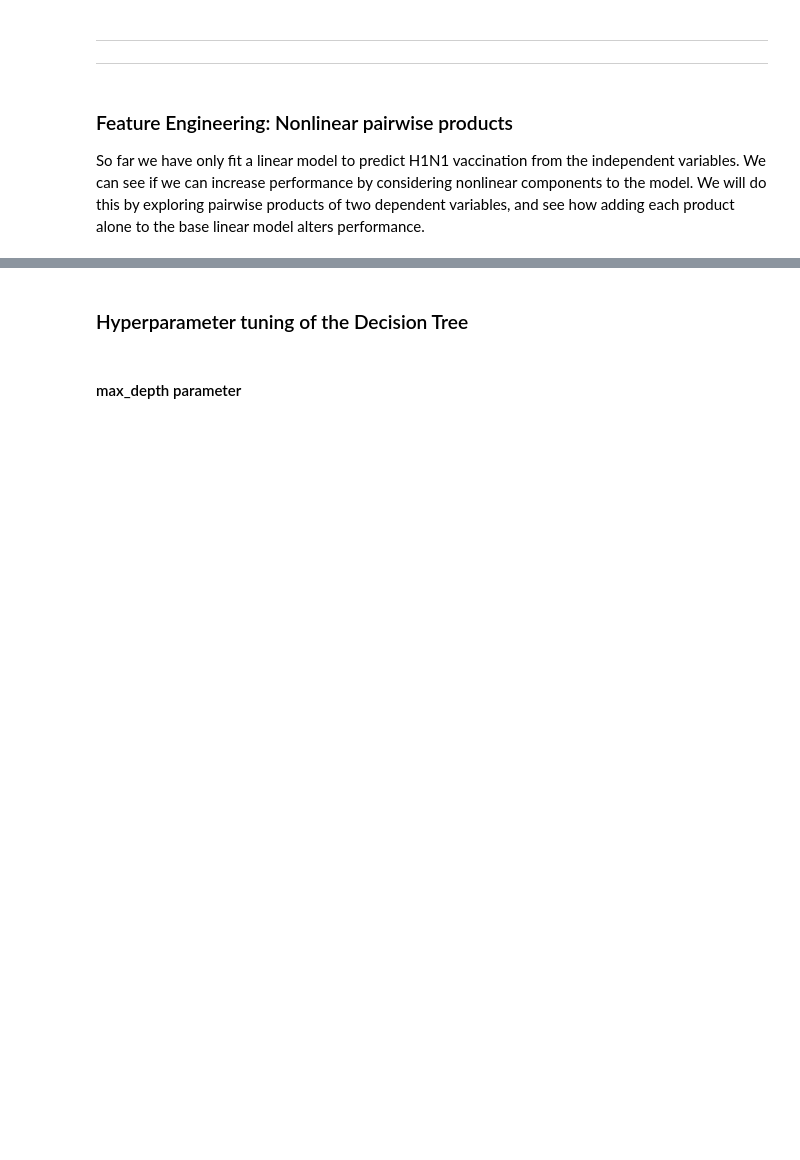
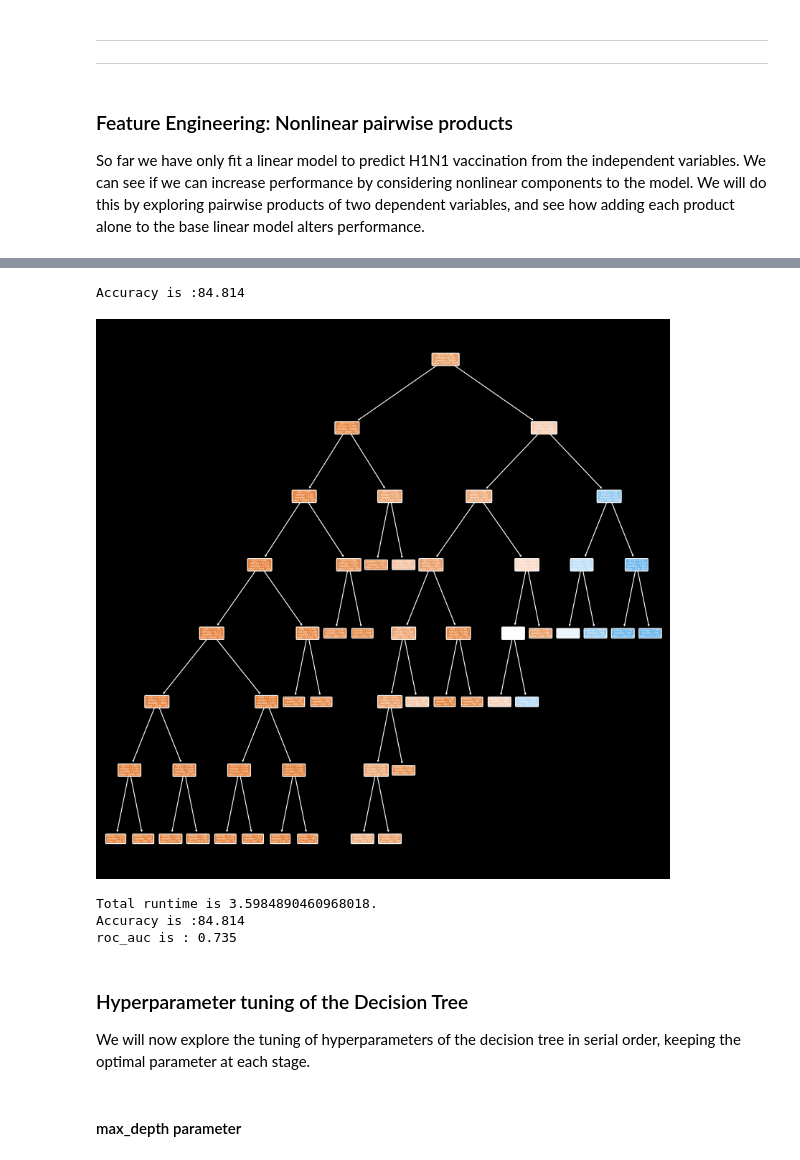
Before and after one commit to christopheraaronhenry/H1N1_vaccine_prediction, a Jupyter notebook: H1N1_vaccine_prediction.ipynb, the cells around one changed output, grey strips where cells are left out. Cells and saved outputs as stored; diff of their text form; code cells hidden in the pictures; blank space fills up the shorter version.

```diff
--- a/H1N1_vaccine_prediction.ipynb
+++ b/H1N1_vaccine_prediction.ipynb
@@ -571,4 +574,4 @@ def select_N_best_variables(df, y, N, printoutput=False):
 
     return df_summary, output_varlist, score, df_out, coefs, full_pipeline
 # %%
-df_summary, output_varlist, score, df_out, coefs, full_pipeline = select_N_best_variables(df_input[cols_numeric + cols_cat], data_full['h1n1_vaccine'], 30, printoutput=True)
+df_summary, output_varlist, score, df_out, coefs, full_pipeline = select_N_best_variables(df_input[cols_numeric + cols_cat], data_full['h1n1_vaccine'], 30, printoutput=False)
@@ -805,33 +869,42 @@ def decisiontree_pipeline(df, y):
 # %%
 X_dfout, decision_pipeline = decisiontree_pipeline(X_train, y_train)
 # %%
-#dir(decision_pipeline)
 acc = accuracy_score(y_test,decision_pipeline.predict(X_test))
-print('Accuracy is :{0}'.format(100*acc))
+print('Accuracy is :{0:.3f}'.format(100*acc))
+# %% [output]
+Accuracy is :84.814
 # %%
 begin=time.time()
 
-#clf2 = DecisionTreeClassifier(criterion='entropy', random_state=42)
 clf2 = DecisionTreeClassifier(criterion='entropy', random_state=42, max_depth=8, min_samples_split=0.05, min_samples_leaf=0.025)
 clf2.fit(X_train, y_train)
 
-plt.figure(figsize=(12,12), dpi=500)
+plt.style.use('dark_background')
+fig,ax = plt.subplots(figsize=(12,12), dpi=500)
 tree.plot_tree(clf2, filled=True, rounded=True)
 plt.show()
 
 end=time.time()
 print(f'Total runtime is {end - begin}.')
 
 y_pred = clf2.predict(X_test)
 acc = accuracy_score(y_test, y_pred)
-print('Accuracy is :{0}'.format(100*acc))
+print('Accuracy is :{0:.3f}'.format(100*acc))
 
 # Check the AUC of predictions
 false_positive_rate, true_positive_rate, thresholds = roc_curve(y_test, y_pred)
 roc_auc = auc(false_positive_rate, true_positive_rate)
-print(f'roc_auc is : {roc_auc}')
+print('roc_auc is : {0:.3f}'.format(roc_auc))
+
+fig.savefig('./images/decision_tree_initial.jpg')
+# %% [output]
+[figure, added]
+Total runtime is 3.5984890460968018.
+Accuracy is :84.814
+roc_auc is : 0.735
-# %% [markdown]
-### Hyperparameter tuning of the Decision Tree
+# %% [markdown]
+### Hyperparameter tuning of the Decision Tree
+We will now explore the tuning of hyperparameters of the decision tree in serial order, keeping the optimal parameter at each stage.
 # %% [markdown]
 #### max_depth parameter
 # %%
```
Also changed, not shown: parts of 55 cells of this notebook.
